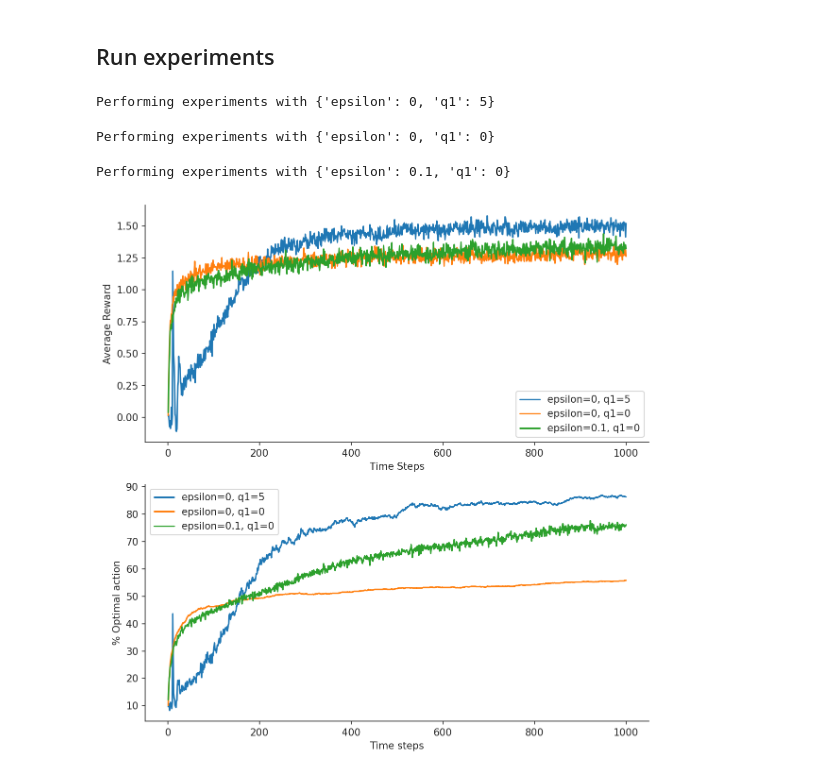
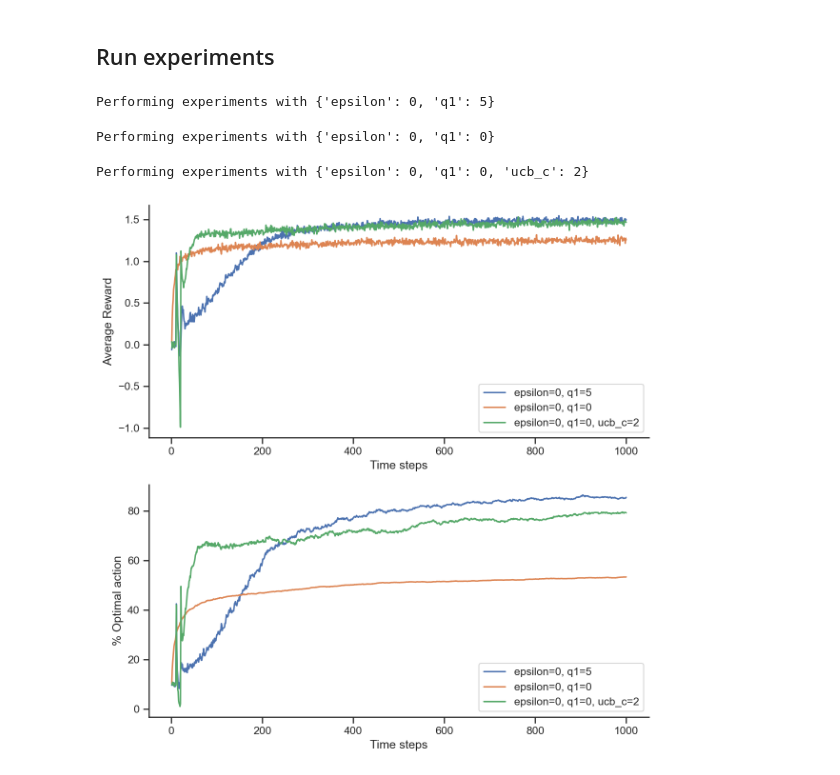
Before and after one commit to walkerlab/book_reinforcement_learning, a Jupyter notebook: Chapter2.ipynb, the cells around one changed output. Cells and saved outputs as stored; diff of their text form; code cells hidden in the pictures.

```diff
--- a/Chapter2.ipynb
+++ b/Chapter2.ipynb
@@ -117,10 +117,8 @@ def k_bandit(k=10, n_timesteps=1000, epsilon=0.0, q1=0, alpha=None, ucb_c=0, ran
 # %% [markdown]
 ## Run experiments
 # %%
-n_experiments = 1000
-# params = [dict(epsilon=0, q1=5), dict(epsilon=0, q1=0), dict(epsilon=0, q1=0, ucb_c=2)]
-params = [dict(epsilon=0, q1=5), dict(epsilon=0, q1=0), dict(epsilon=0.1, q1=0)]
-
+n_experiments = 2000
+params = [dict(epsilon=0, q1=5), dict(epsilon=0, q1=0), dict(epsilon=0, q1=0, ucb_c=2)]
 results = []
 
 # use a constant step alpha
@@ -139,39 +137,37 @@ for i, param in enumerate(params):
 # %% [output]
 Performing experiments with {'epsilon': 0, 'q1': 5}
 Performing experiments with {'epsilon': 0, 'q1': 0}
-Performing experiments with {'epsilon': 0.1, 'q1': 0}
+Performing experiments with {'epsilon': 0, 'q1': 0, 'ucb_c': 2}
 # %%
 labels = [', '.join('{}={}'.format(k, v) for k, v in entry.items()) for entry in params]
 
 fig, axs = plt.subplots(2, 1, dpi=150, figsize=(8, 8))
 
 
 ax = axs[0]
 
 for label, data in zip(labels, results):
     n_timesteps = len(data['average_reward'])
     timesteps = np.arange(n_timesteps) + 1
     ax.plot(timesteps, data['average_reward'], label=label)
 
-# ax.set_xlabel('Time steps')
-# ax.set_ylabel('Average Reward')
-ax.set(xlabel='Time Steps', ylabel='Average Reward')
+ax.set_xlabel('Time steps')
+ax.set_ylabel('Average Reward')
 sns.despine()
 ax.legend()
 
 ax = axs[1]
 
 for label, data in zip(labels, results):
     n_timesteps = len(data['average_best_action'])
     timesteps = np.arange(n_timesteps) + 1
     ax.plot(timesteps, 100 * data['average_best_action'], label=label)
 ax.set_xlabel('Time steps')
 ax.set_ylabel('% Optimal action')
-# ax.set_xlim([0, 50])
 ax.legend()
 sns.despine()
 
 
 fig.tight_layout()
 # %% [output]
-[figure, old version]
+[figure, new version]
```
Also changed, not shown: 1 other file.
